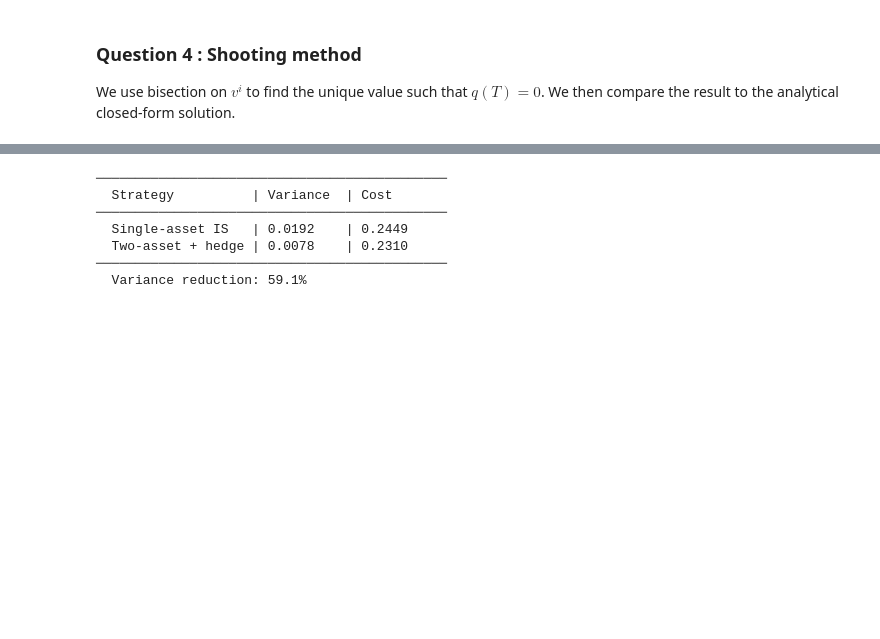
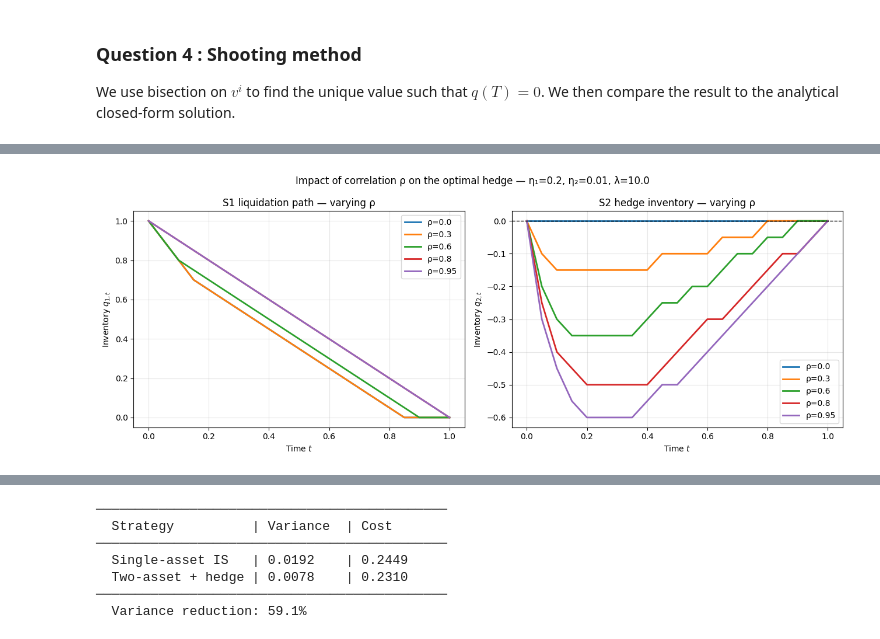
Before and after one commit to BenjaminFernandesNeres/almgren-chriss-extensions, a Jupyter notebook: main.ipynb, the cells around one changed output, grey strips where cells are left out. Drawn from its saved outputs; the diff is of its cells as text; code cells hidden in the pictures; blank space fills up the shorter version.

```diff
--- a/main.ipynb
+++ b/main.ipynb
@@ -548,0 +579,30 @@ plt.show()
+# %%
+# Sensitivity to correlation rho
+rhos = [0.0, 0.3, 0.6, 0.8, 0.95]
+colors_rho = ['tab:blue', 'tab:orange', 'tab:green', 'tab:red', 'tab:purple']
+
+fig, axes = plt.subplots(1, 2, figsize=(13, 5))
+
+for rho_i, color in zip(rhos, colors_rho):
+    t_i, _, _, q1_i, q2_i = bellman_two_assets(
+        Q_s1, T, sigma1, sigma2, rho_i, eta1, eta2, lam, N=N, n_q=n_q
+    )
+    axes[0].plot(t_i, q1_i, color=color, label=f'ρ={rho_i}')
+    axes[1].plot(t_i, q2_i, color=color, label=f'ρ={rho_i}')
+
+axes[0].set_xlabel('Time $t$')
+axes[0].set_ylabel('Inventory $q_{1,t}$')
+axes[0].set_title('S1 liquidation path — varying ρ')
+axes[0].legend()
+
+axes[1].axhline(0, color='k', linewidth=1, linestyle='--')
+axes[1].set_xlabel('Time $t$')
+axes[1].set_ylabel('Inventory $q_{2,t}$')
+axes[1].set_title('S2 hedge inventory — varying ρ')
+axes[1].legend()
+
+plt.suptitle(f'Impact of correlation ρ on the optimal hedge — η₁={eta1}, η₂={eta2}, λ={lam}', fontsize=12)
+plt.tight_layout()
+plt.show()
+# %% [output]
+[figure, added]
```
Also changed, not shown: parts of 17 cells of this notebook, 5 other files.
